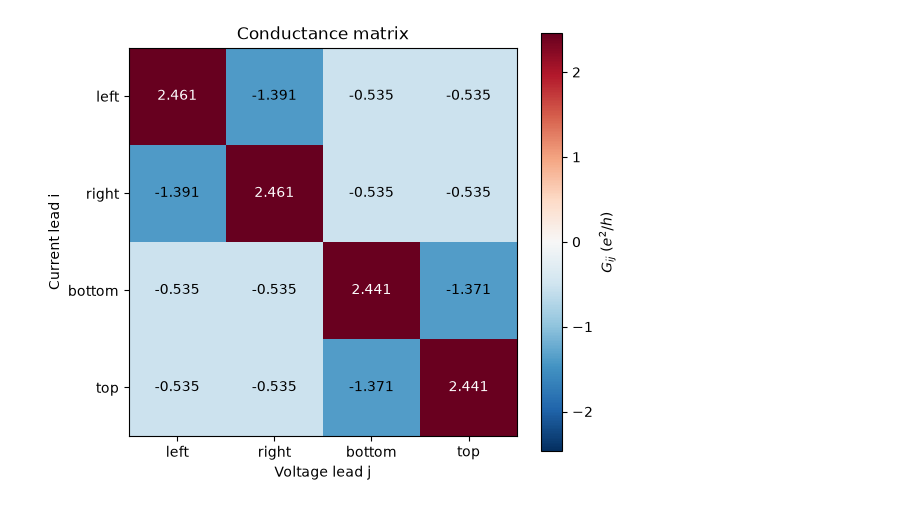
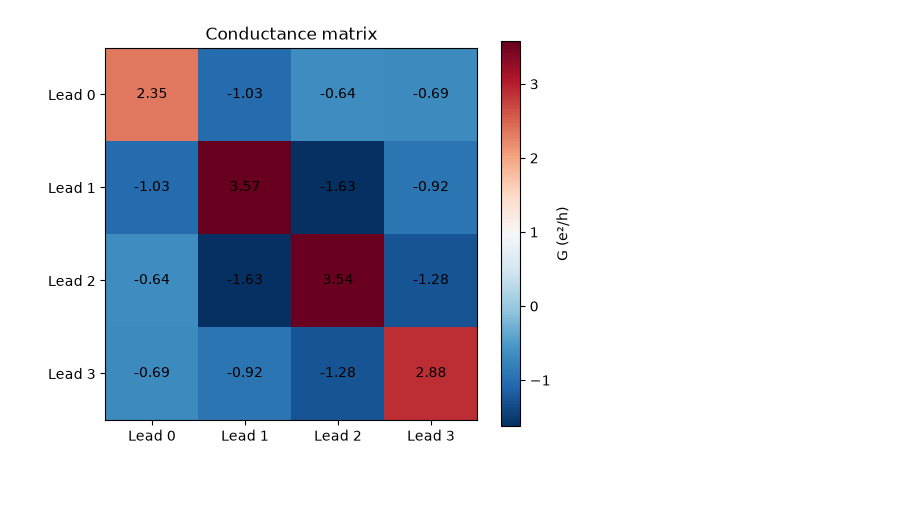
Before and after one commit to gersonjferreira/ProjetoKwant, a Jupyter notebook: analysis.ipynb, the cells around one changed output. Saved outputs shown, nothing was run; the diff lists cells and outputs as text; code cells hidden in the pictures.

Commit message:
version system read from svg

```diff
--- a/analysis.ipynb
+++ b/analysis.ipynb
@@ -51,0 +1,10 @@ Rows and columns follow the saved lead order. Off-diagonal entries are minus the
+# %%
+from pathlib import Path
+
+import kwant
+import matplotlib.pyplot as plt
+
+from quantum_billiard import load_parameters, make_system_from_svg
+
+params = load_parameters(Path('parameters.toml'))
+system = make_system_from_svg(Path('system.svg'), params.hopping, params.energy)
@@ -52,18 +15,17 @@ Rows and columns follow the saved lead order. Off-diagonal entries are minus the
 # %%
+conductance = kwant.smatrix(system, energy=params.energy).conductance_matrix()
+n = len(conductance)
+labels = [f'Lead {i}' for i in range(n)]
+
 fig, ax = plt.subplots(figsize=(6, 5))
-limit = np.max(np.abs(conductance))
-image = ax.imshow(conductance, cmap='RdBu_r', vmin=-limit, vmax=limit)
-ax.set_xticks(range(len(lead_names)), lead_names)
-ax.set_yticks(range(len(lead_names)), lead_names)
-ax.set_xlabel('Voltage lead j')
-ax.set_ylabel('Current lead i')
+im = ax.imshow(conductance, cmap='RdBu_r')
+ax.set_xticks(range(n), labels)
+ax.set_yticks(range(n), labels)
+for i in range(n):
+    for j in range(n):
+        ax.text(j, i, f'{conductance[i, j]:.2f}', ha='center', va='center')
 ax.set_title('Conductance matrix')
-for i in range(len(lead_names)):
-    for j in range(len(lead_names)):
-        ax.text(j, i, f'{conductance[i, j]:.3f}', ha='center', va='center',
-                color='white' if limit and abs(conductance[i, j]) > 0.6 * limit else 'black')
-fig.colorbar(image, ax=ax, label=r'$G_{ij}$ ($e^2/h$)')
-fig.tight_layout()
+fig.colorbar(im, label='G (e²/h)')
 plt.show()
 # %% [output]
-[figure, old version]
+[figure, new version]
```
Also changed, not shown: parts of 7 cells of this notebook, 19 other files.
